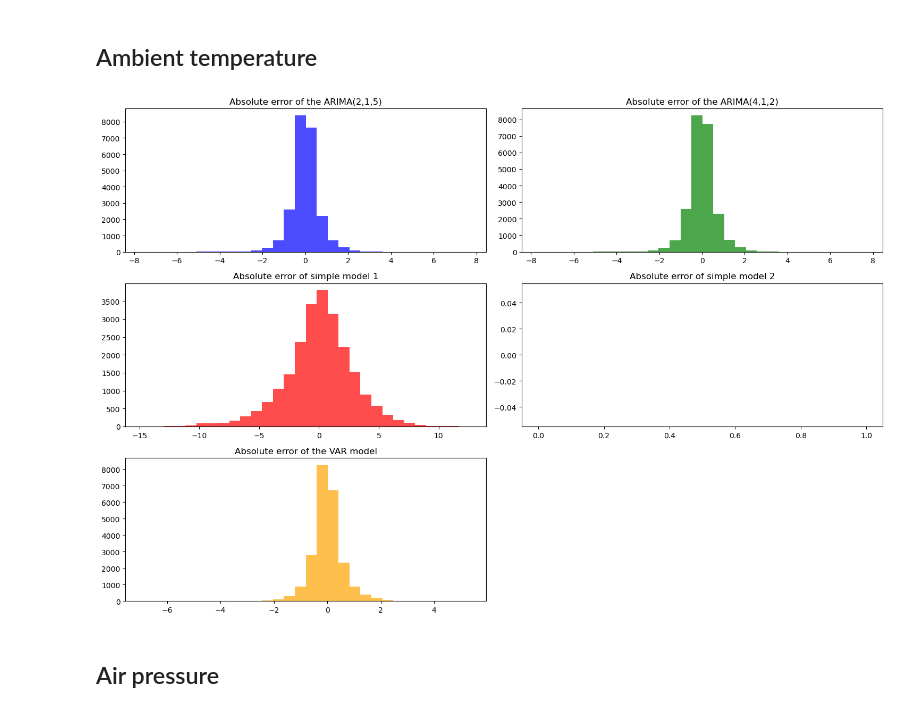
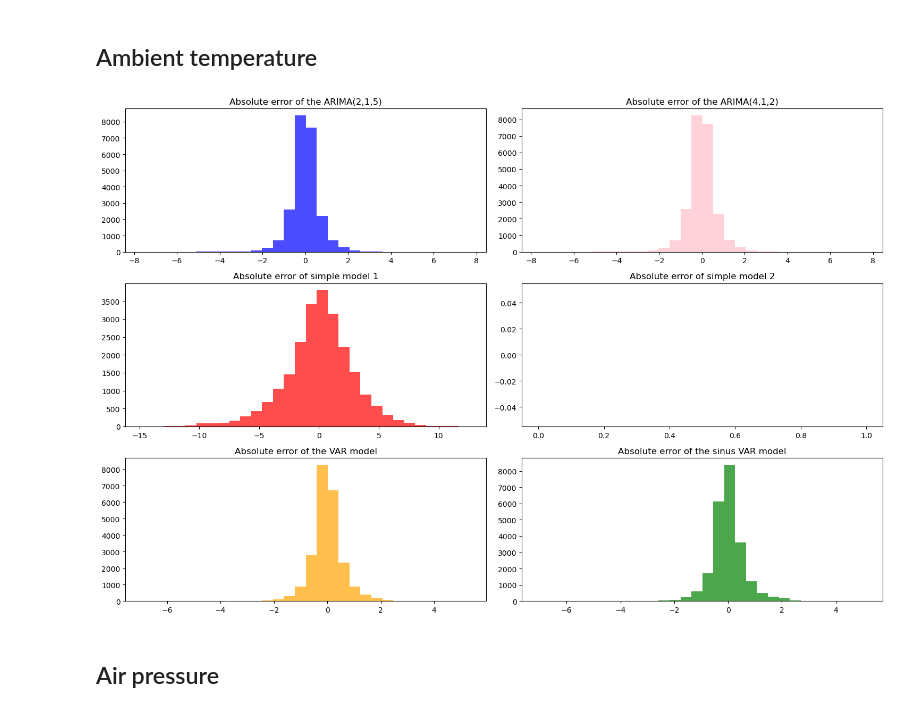
Before and after one commit to bregina98/Local-prediction-of-weather-parameters-based-on-historical-data, a Jupyter notebook: comparison of all the models/all_models.ipynb, the cells around one changed output. Saved outputs shown, nothing was run; the diff lists cells and outputs as text; code cells hidden in the pictures.

```diff
--- a/comparison of all the models/all_models.ipynb
+++ b/comparison of all the models/all_models.ipynb
@@ -92,6 +103,8 @@ simple_1.iloc[:24] = new_data_all_resampled.iloc[:24].values  # first 24hrs stay
 rolling_avg = new_data_all_resampled.rolling(window=72, min_periods=1).mean()
 
 simple_2 = new_data_all_resampled.copy()
-simple_2.iloc[72:] = rolling_avg.iloc[72:].values
+simple_2.iloc[72:] = rolling_avg.iloc[72:]
 
 simple_2.reset_index(inplace=True)
+
+print(simple_2)
@@ -101,6 +132,16 @@ model = VAR(new_data_all_resampled)
 results = model.fit(maxlags=15, ic='aic')
 params = results.params
 var = results.fittedvalues
+# %%
+# VAR sinus for all
+data_sinus = new_data_all_resampled
+data_sinus['hour'] = data_sinus.index.hour
+data_sinus['sinus_time'] = np.sin((data_sinus['hour'] / 24) * 2 * np.pi + np.pi / 2)
+data_sinus.drop(columns=['hour'], inplace=True)
+model = VAR(data_sinus)
+results = model.fit(maxlags=15, ic='aic')
+params = results.params
+sinus = results.fittedvalues
 # %% [markdown]
 ## Ambient temperature
 # %%
@@ -127,7 +168,7 @@ temp_sim_2 = simple_2['AMBIENT_TEMPERATURE']
 temp_var = var['AMBIENT_TEMPERATURE']
 
 # VAR sinus
-#temp_var_sin =
+temp_sin = sinus['AMBIENT_TEMPERATURE']
 # %%
 # errors
 error_arima_215 = (temp_actual - temp_arima_215).dropna()
@@ -135,34 +176,39 @@ error_arima_412 = (temp_actual - temp_arima_412).dropna()
 error_simple_1 = (temp_actual - temp_sim_1).dropna()
 error_simple_2 = (temp_actual - temp_sim_2).dropna()
 error_var = (temp_actual - temp_var).dropna()
+error_sinus = (temp_actual - temp_sin).dropna()
 # %%
 # histograms of the errors
 
 plt.figure(figsize=(15, 10))
 
 plt.subplot(3, 2, 1)
 plt.hist(error_arima_215, bins=30, color='blue', alpha=0.7)
 plt.title('Absolute error of the ARIMA(2,1,5)')
 
 plt.subplot(3, 2, 2)
-plt.hist(error_arima_412, bins=30, color='green', alpha=0.7)
+plt.hist(error_arima_412, bins=30, color='pink', alpha=0.7)
 plt.title('Absolute error of the ARIMA(4,1,2)')
 
 plt.subplot(3, 2, 3)
 plt.hist(error_simple_1, bins=30, color='red', alpha=0.7)
 plt.title('Absolute error of simple model 1')
 
 plt.subplot(3, 2, 4)
 plt.hist(error_simple_2, bins=30, color='purple', alpha=0.7)
 plt.title('Absolute error of simple model 2')
 
 plt.subplot(3, 2, 5)
 plt.hist(error_var, bins=30, color='orange', alpha=0.7)
 plt.title('Absolute error of the VAR model')
 
+plt.subplot(3, 2, 6)
+plt.hist(error_sinus, bins=30, color='green', alpha=0.7)
+plt.title('Absolute error of the sinus VAR model')
+
 plt.tight_layout()
 plt.show()
 # %% [output]
-[figure, old version]
+[figure, new version]
 # %% [markdown]
 ## Air pressure
```
Also changed, not shown: parts of 5 cells of this notebook.
